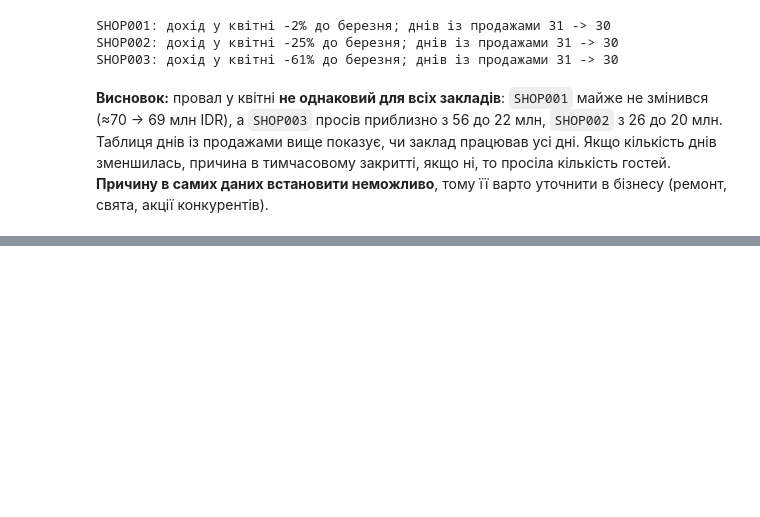
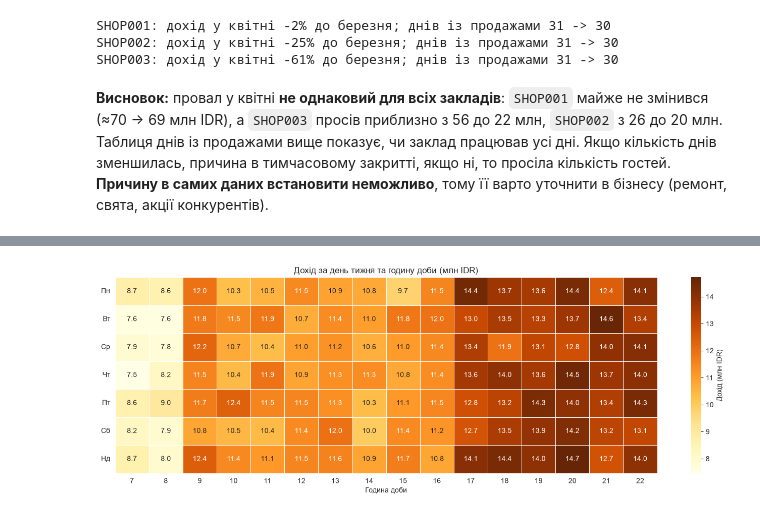
Before and after one commit to Chuchman-Dima/FB-Sales-Revenue-Analytics, a Jupyter notebook: notebook/notebook.ipynb, the cells around one changed output, grey strips where cells are left out. Drawn from its saved outputs; the diff is of its cells as text; code cells hidden in the pictures; blank space fills up the shorter version.

Commit message:
When to buy: days of the week and hours

```diff
--- a/notebook/notebook.ipynb
+++ b/notebook/notebook.ipynb
@@ -380,0 +384,18 @@ SHOP003: дохід у квітні -61% до березня; днів із пр
+# %%
+week_labels = ['Пн', 'Вт', 'Ср', 'Чт', 'Пт', 'Сб', 'Нд']
+
+heat = transactions.pivot_table(index='Weekday_num', columns='Hour', values='TotalAmount', aggfunc='sum') / 1e6
+heat.index = week_labels
+
+fig, ax = plt.subplots(figsize=(14, 4.8))
+sns.heatmap(heat, annot=True, fmt='.1f', cmap='YlOrBr', linewidths=0.5,
+            cbar_kws={'label': 'Дохід (млн IDR)'}, ax=ax)
+ax.grid(False)
+ax.set_title('Дохід за день тижня та годину доби (млн IDR)')
+ax.set_xlabel('Година доби')
+ax.set_ylabel('')
+ax.tick_params(axis='y', rotation=0)
+plt.tight_layout()
+plt.show()
+# %% [output]
+[figure, added]
```
Also changed, not shown: parts of 3 cells of this notebook.
